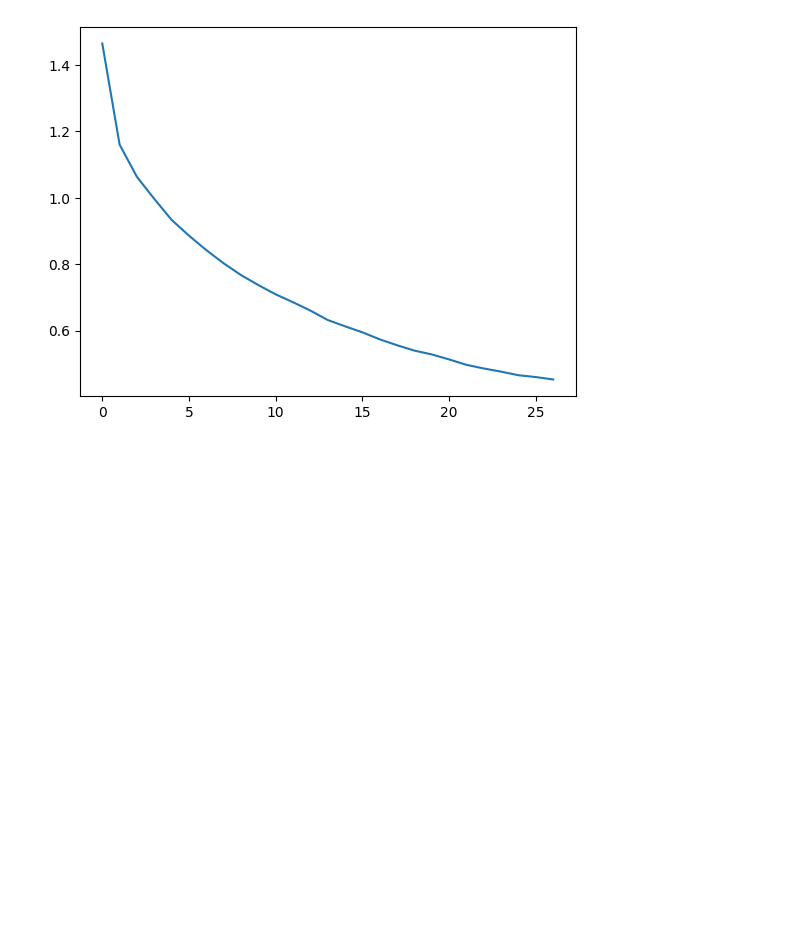
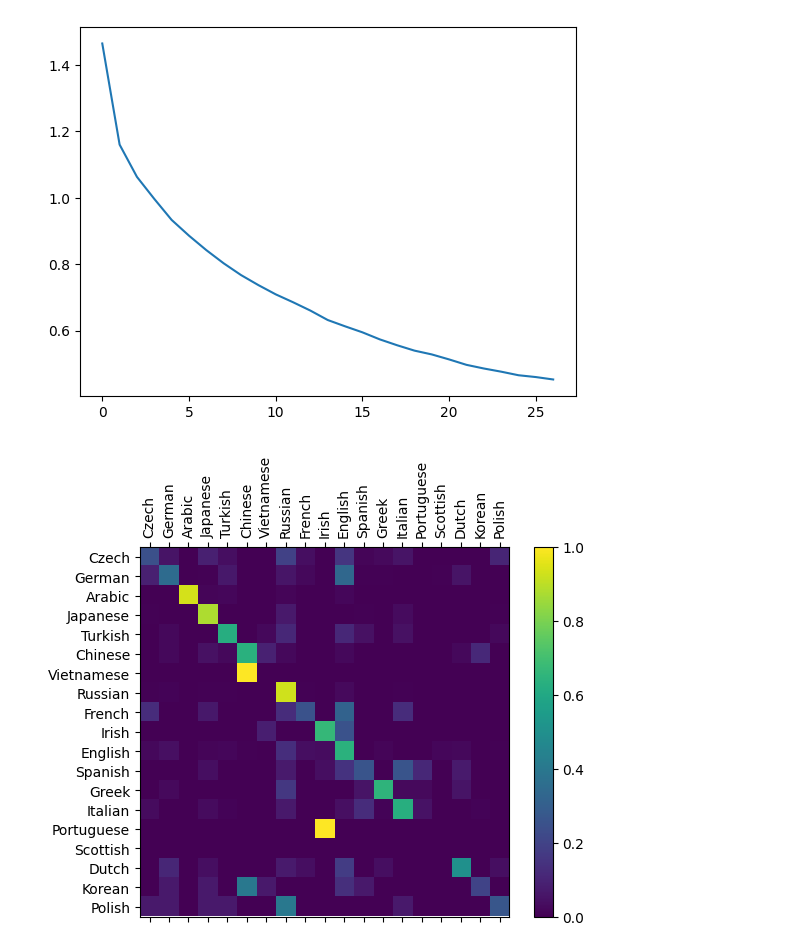
Before and after one commit to demirbey05/jarvis.dl, a Jupyter notebook: 3_Pytorch_NN.ipynb, the cells around one changed output. Drawn from its saved outputs; the diff is of its cells as text; code cells hidden in the pictures; blank space fills up the shorter version.

```diff
--- a/3_Pytorch_NN.ipynb
+++ b/3_Pytorch_NN.ipynb
@@ -246,6 +246,8 @@ plt.show()
 # %% [output]
 [figure]
 # %%
+import matplotlib.ticker as ticker
+
 def evaluate(rnn, test_set):
 
     confusion = torch.zeros(len(classes), len(classes))
@@ -253,7 +255,7 @@ def evaluate(rnn, test_set):
     with torch.no_grad():
 
         for i in range(len(test_set)):
-            data_tensor, label_tensor, _ = test_set[i]
+            data_tensor, label_tensor, _ ,_ = test_set[i]
             output, _ = rnn(data_tensor)
             _,guess_i = label_from_output(output[0], list(data.keys()))
             label_i = label_tensor.item()
@@ -280,3 +282,7 @@ def evaluate(rnn, test_set):
 
     # sphinx_gallery_thumbnail_number = 2
     plt.show()
+# %%
+evaluate(rnn, test_set)
+# %% [output]
+[figure, added]
```
